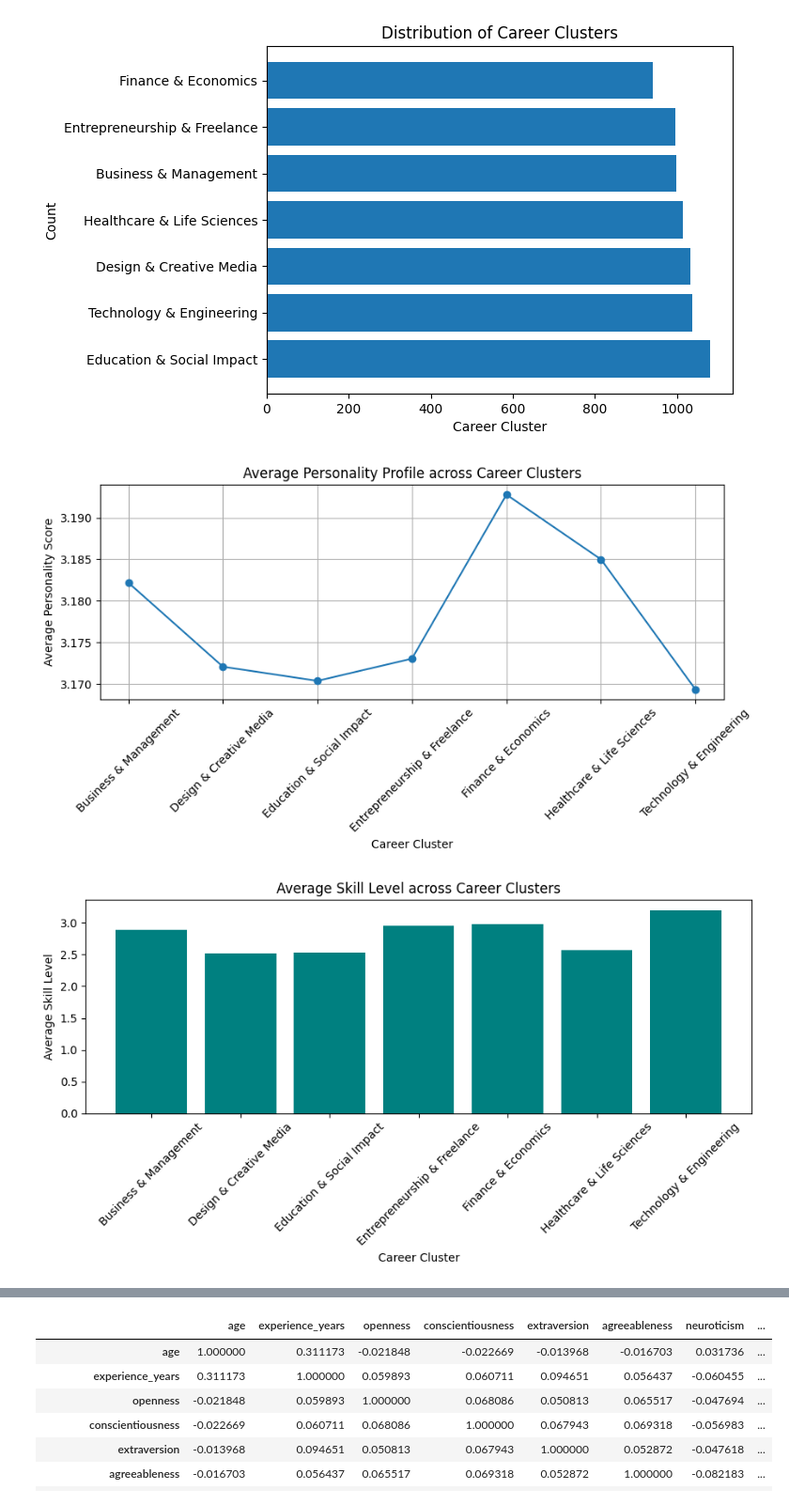
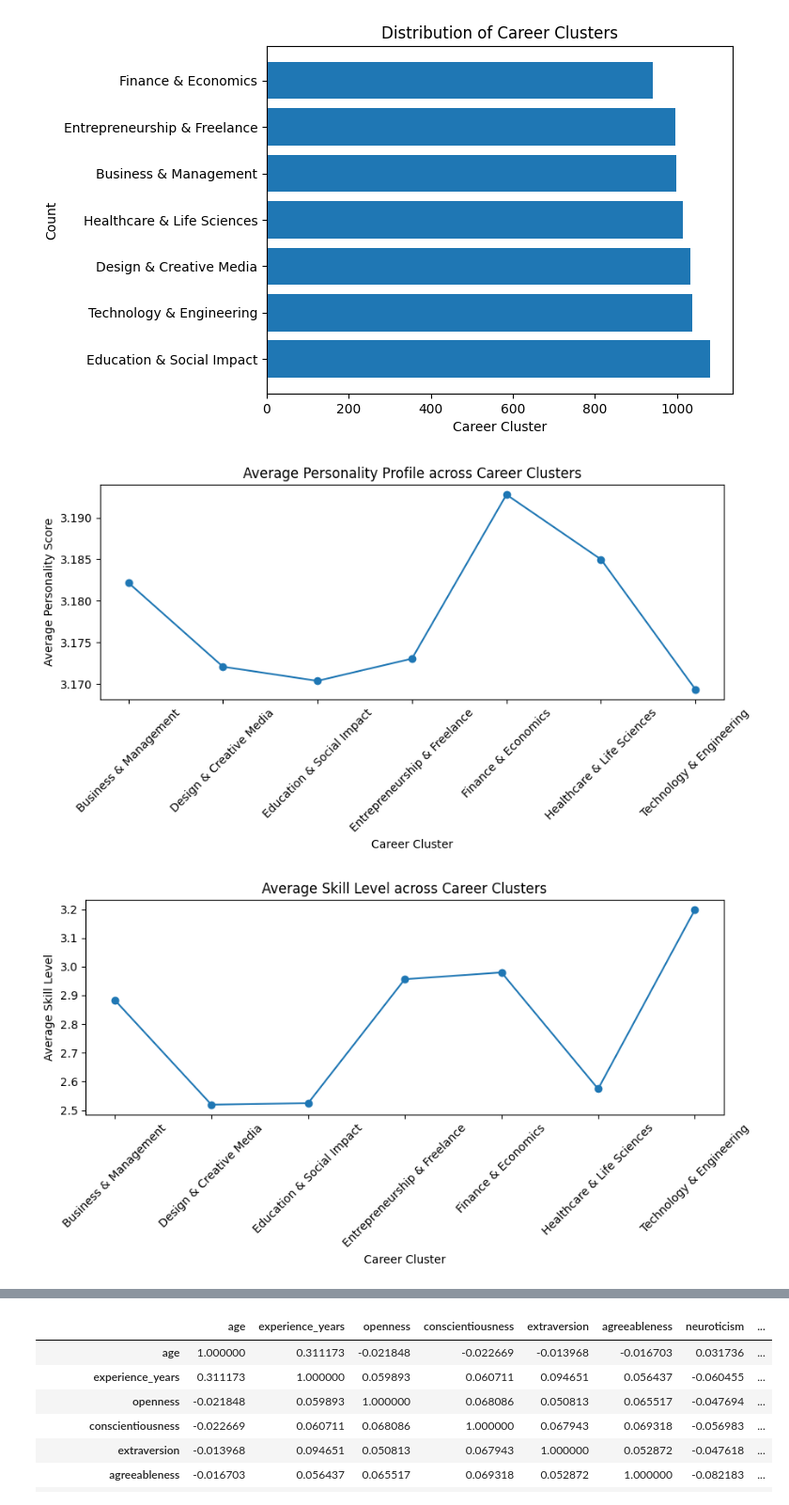
Before and after one commit to Nitika314/Personality-and-Competency-Aligned-Career-Recommendation, a Jupyter notebook: career.ipynb, the cells around one changed output, grey strips where cells are left out. Shown at 94% size. Saved outputs shown, nothing was run; the diff lists cells and outputs as text; code cells hidden in the pictures.

```diff
--- a/career.ipynb
+++ b/career.ipynb
@@ -225,25 +219,13 @@ preferred_environment : ['structured' 'flexible' nan]
 
 risk_tolerance : [nan  0.  1.  2.]
 # %%
-#Filling missing values
-median_cols = [
-    'age', 'experience_years', 'openness', 'conscientiousness',
-    'extraversion', 'agreeableness', 'neuroticism',
-    'technical_skill', 'data_reasoning_skill', 'communication_skill',
-    'problem_solving_skill', 'leadership_skill', 'creative_thinking_skill',
-    'interest_technology', 'interest_business', 'interest_creative',
-    'interest_health_social', 'interest_research_academic'
-]
-
+median_cols = ['age', 'experience_years', 'openness', 'conscientiousness','extraversion', 'agreeableness', 'neuroticism',
+    'technical_skill', 'data_reasoning_skill', 'communication_skill','problem_solving_skill', 'leadership_skill', 'creative_thinking_skill',
+    'interest_technology', 'interest_business', 'interest_creative','interest_health_social', 'interest_research_academic']
 for col in median_cols:
     df[col] = df[col].fillna(df[col].median())
 # %%
-mode_cols = [
-    'education_level', 'field_of_study',
-    'preferred_work_style', 'preferred_environment',
-    'risk_tolerance'
-]
-
+mode_cols = ['education_level', 'field_of_study','preferred_work_style', 'preferred_environment','risk_tolerance']
 for col in mode_cols:
     df[col] = df[col].fillna(df[col].mode()[0])
 # %%
@@ -315,29 +294,28 @@ Name: count, dtype: int64
 [figure]
 # %%
 personality_cols = ['openness', 'conscientiousness', 'extraversion','agreeableness', 'neuroticism']
-personality_mean = df.groupby('career_cluster')[personality_cols].mean().mean(axis=1)
+pmean = df.groupby('career_cluster')[personality_cols].mean().mean(axis=1)
 plt.figure(figsize=(9,5))
-plt.plot(personality_mean.index, personality_mean.values, marker='o')
+plt.plot(pmean.index, pmean.values, marker='o')
 plt.xlabel("Career Cluster")
 plt.ylabel("Average Personality Score")
 plt.title("Average Personality Profile across Career Clusters")
 plt.xticks(rotation=45)
-plt.grid(True)
 plt.tight_layout()
 plt.show()
 # %% [output]
-[figure, old version]
+[figure, new version]
 # %%
 skill_cols = [ 'technical_skill', 'data_reasoning_skill', 'communication_skill','problem_solving_skill', 'leadership_skill', 'creative_thinking_skill']
-skill_mean = df.groupby('career_cluster')[skill_cols].mean().mean(axis=1)
+smean = df.groupby('career_cluster')[skill_cols].mean().mean(axis=1)
 plt.figure(figsize=(9,5))
-plt.bar(skill_mean.index, skill_mean.values, color='teal')
+plt.plot(smean.index, smean.values, marker='o')
 plt.xlabel("Career Cluster")
 plt.ylabel("Average Skill Level")
 plt.title("Average Skill Level across Career Clusters")
 plt.xticks(rotation=45)
 plt.tight_layout()
 plt.show()
 # %% [output]
-[figure, old version]
+[figure, new version]
 # %%
```
Also changed, not shown: parts of 26 cells of this notebook, 4 other files.
